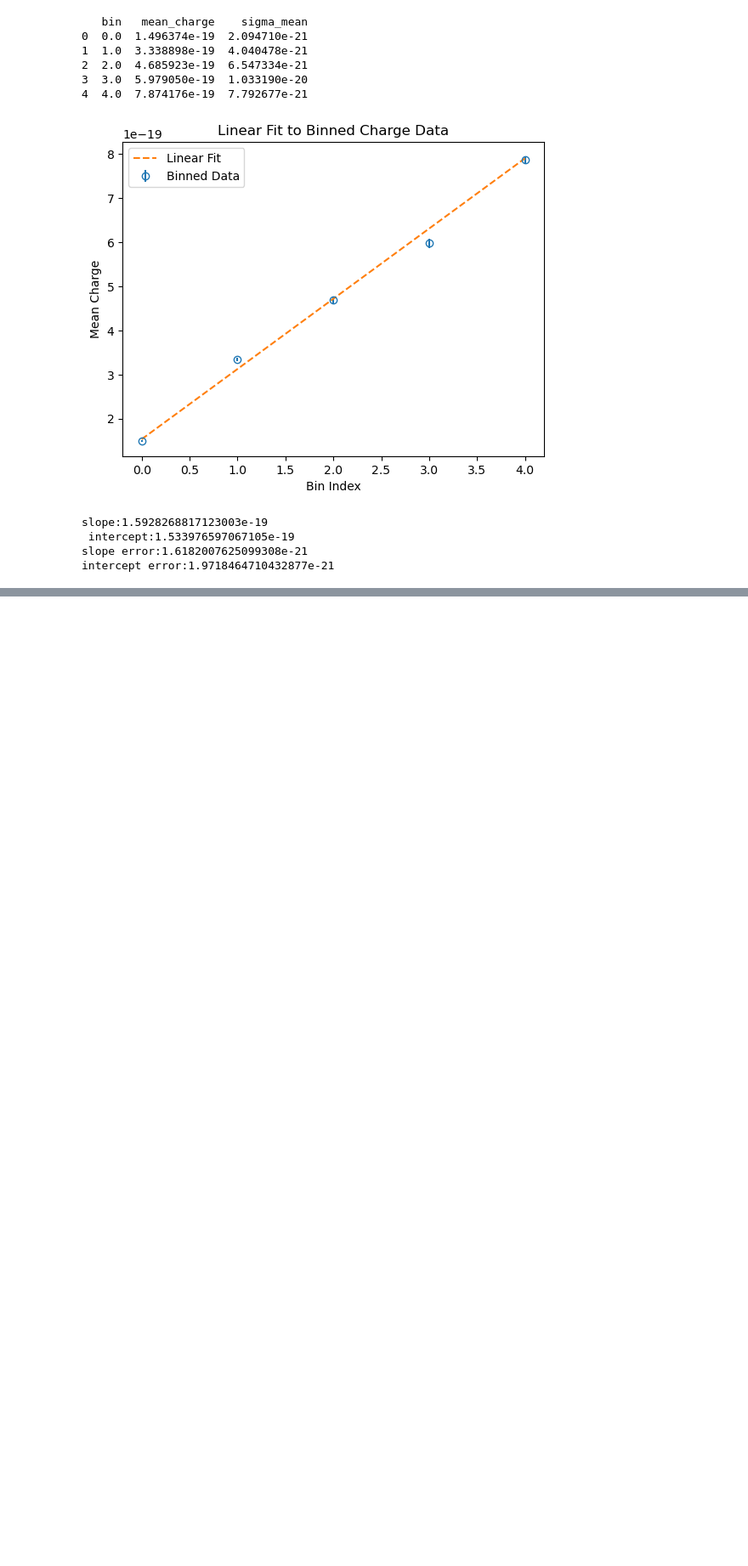
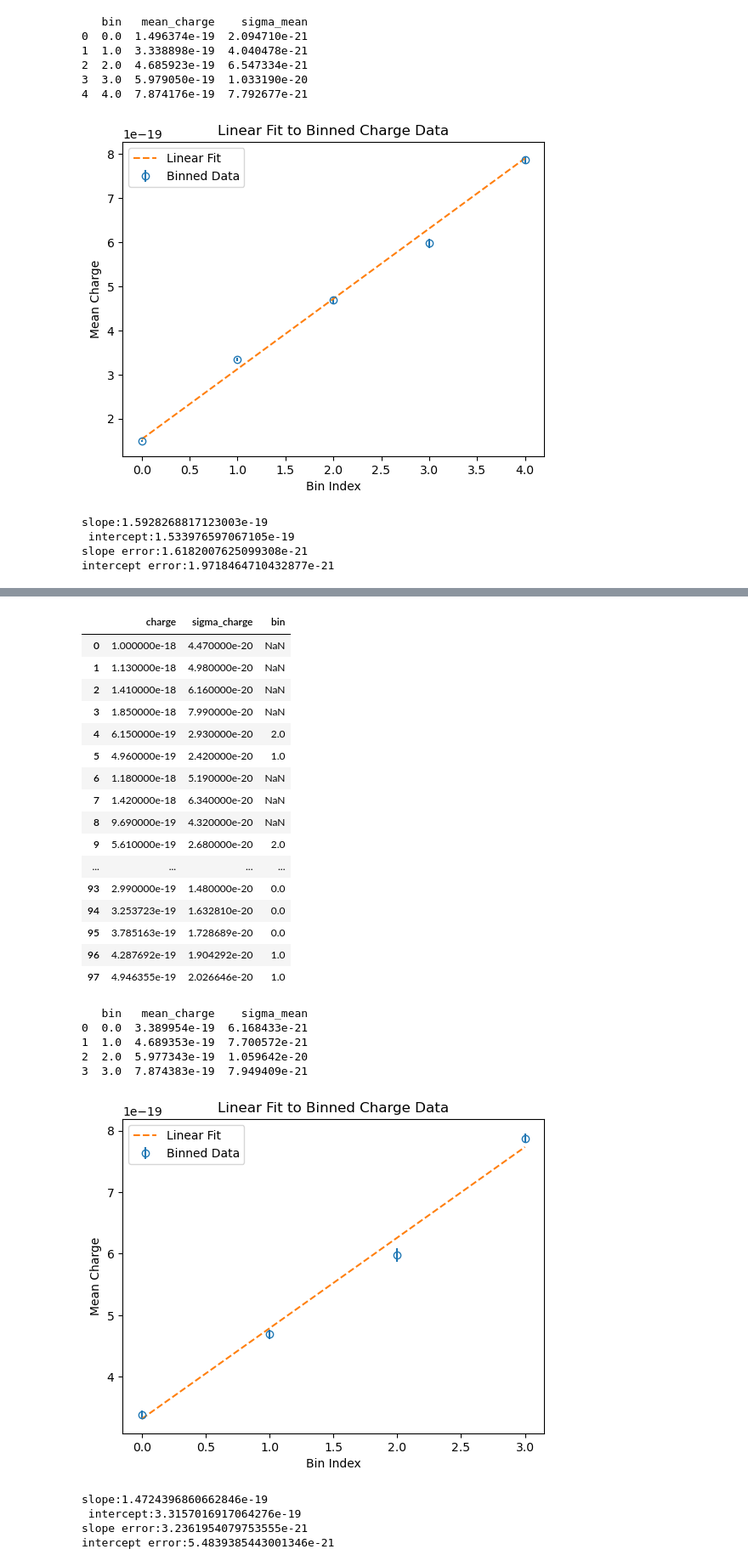
Before and after one commit to Steinburglar/advanced_exp, a Jupyter notebook: FAFO/TestLucas.ipynb, the cells around one changed output, grey strips where cells are left out. Shown at 85% size. Drawn from its saved outputs; the diff is of its cells as text; code cells hidden in the pictures; blank space fills up the shorter version.

```diff
--- a/FAFO/TestLucas.ipynb
+++ b/FAFO/TestLucas.ipynb
@@ -124,0 +137,40 @@ Gotta talk to sliwa. we can get a value similar to the known value by exclusion
+# %%
+binned_df = bin_charges(prune_total_q, prune_total_sigma_q, ptot_min_x)
+pd.set_option("display.max_rows", None)
+display(binned_df)
+averages = weighted_average(binned_df)
+print(averages)
+slope, intercept, slope_error, intercept_error = linear_fit(averages)
+plot_binned_data(averages, slope, intercept)
+print("slope:" + str(slope))
+print(" intercept:" + str(intercept))
+print("slope error:" + str(slope_error))
+print("intercept error:" + str(intercept_error))
+# %% [output]
+|  | charge | sigma_charge | bin |
+| 0 | 1.000000e-18 | 4.470000e-20 | NaN |
+| 1 | 1.130000e-18 | 4.980000e-20 | NaN |
+| 2 | 1.410000e-18 | 6.160000e-20 | NaN |
+| 3 | 1.850000e-18 | 7.990000e-20 | NaN |
+| 4 | 6.150000e-19 | 2.930000e-20 | 2.0 |
+| 5 | 4.960000e-19 | 2.420000e-20 | 1.0 |
+| 6 | 1.180000e-18 | 5.190000e-20 | NaN |
+| 7 | 1.420000e-18 | 6.340000e-20 | NaN |
+| 8 | 9.690000e-19 | 4.320000e-20 | NaN |
+| 9 | 5.610000e-19 | 2.680000e-20 | 2.0 |
+| ... | ... | ... | ... |
+| 93 | 2.990000e-19 | 1.480000e-20 | 0.0 |
+| 94 | 3.253723e-19 | 1.632810e-20 | 0.0 |
+| 95 | 3.785163e-19 | 1.728689e-20 | 0.0 |
+| 96 | 4.287692e-19 | 1.904292e-20 | 1.0 |
+| 97 | 4.946355e-19 | 2.026646e-20 | 1.0 |
+   bin   mean_charge    sigma_mean
+0  0.0  3.389954e-19  6.168433e-21
+1  1.0  4.689353e-19  7.700572e-21
+2  2.0  5.977343e-19  1.059642e-20
+3  3.0  7.874383e-19  7.949409e-21
+[figure, added]
+slope:1.4724396860662846e-19
+ intercept:3.3157016917064276e-19
+slope error:3.2361954079753555e-21
+intercept error:5.4839385443001346e-21
```
Also changed, not shown: parts of 5 cells of this notebook, 7 other files.
